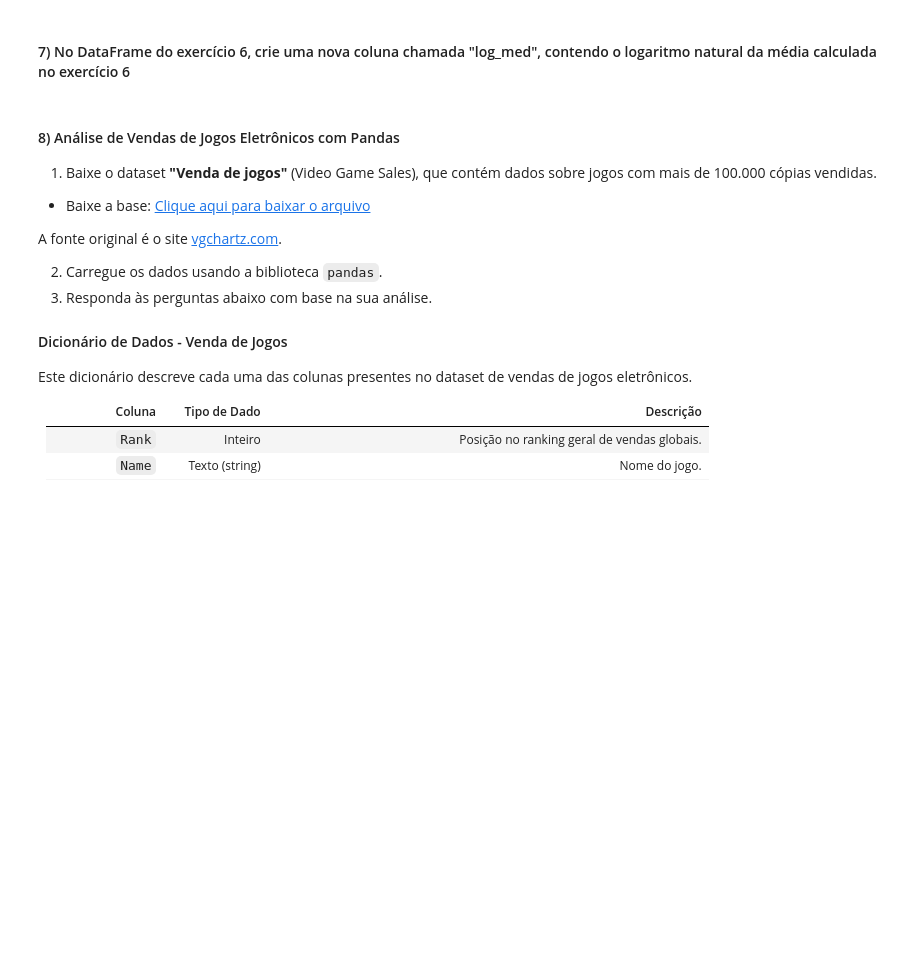
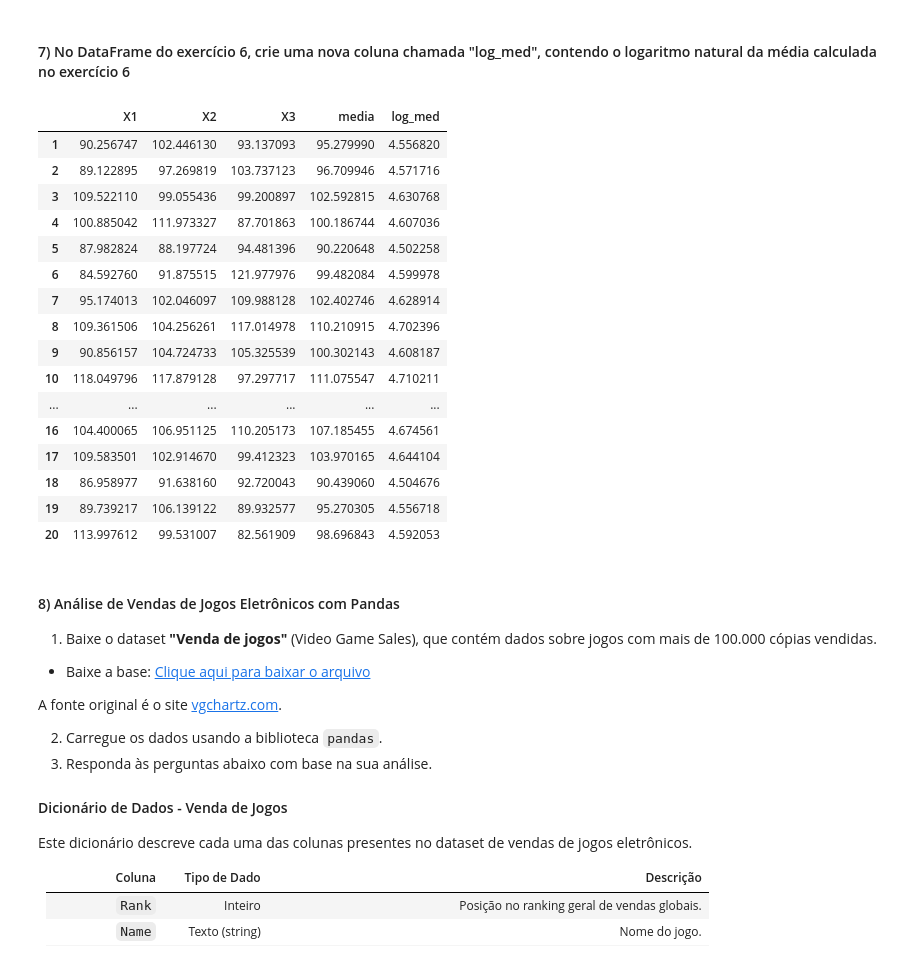
Before and after one commit to MariPinas/data_science_2025, a Jupyter notebook: notebooks/Lab03_Essential_Libs_PartII/Exercicio_pandas.ipynb, the cells around one changed output. Cells and saved outputs as stored; diff of their text form; code cells hidden in the pictures; blank space fills up the shorter version.

```diff
--- a/notebooks/Lab03_Essential_Libs_PartII/Exercicio_pandas.ipynb
+++ b/notebooks/Lab03_Essential_Libs_PartII/Exercicio_pandas.ipynb
@@ -58,5 +71,7 @@ series3 =
 O numpy é capaz de gerar arrays n-dimensionais com números pseudo-aleatórios de acordo com uma variedade de distribuições, como no exemplo abaixo. Transforme esse nd-array em um DataFrame.
 # %%
 arr = np.random.normal(100, 10, (20,3))
+arr
 
-# seu código aqui
+df = pd.DataFrame(arr)
+df
@@ -66,0 +98,4 @@ arr = np.random.normal(100, 10, (20,3))
+# %%
+df.columns = ['X1', 'X2', 'X3']
+df.index = range(1, 21)
+df
@@ -70,0 +122,3 @@ arr = np.random.normal(100, 10, (20,3))
+# %%
+df['media'] = df.mean(axis=1)
+df
@@ -75,3 +145,24 @@ arr = np.random.normal(100, 10, (20,3))
+# %%
+df['log_med'] = np.log(df['media'])
+df
+# %% [output]
+|  | X1 | X2 | X3 | media | log_med |
+| 1 | 90.256747 | 102.446130 | 93.137093 | 95.279990 | 4.556820 |
+| 2 | 89.122895 | 97.269819 | 103.737123 | 96.709946 | 4.571716 |
+| 3 | 109.522110 | 99.055436 | 99.200897 | 102.592815 | 4.630768 |
+| 4 | 100.885042 | 111.973327 | 87.701863 | 100.186744 | 4.607036 |
+| 5 | 87.982824 | 88.197724 | 94.481396 | 90.220648 | 4.502258 |
+| 6 | 84.592760 | 91.875515 | 121.977976 | 99.482084 | 4.599978 |
+| 7 | 95.174013 | 102.046097 | 109.988128 | 102.402746 | 4.628914 |
+| 8 | 109.361506 | 104.256261 | 117.014978 | 110.210915 | 4.702396 |
+| 9 | 90.856157 | 104.724733 | 105.325539 | 100.302143 | 4.608187 |
+| 10 | 118.049796 | 117.879128 | 97.297717 | 111.075547 | 4.710211 |
+| ... | ... | ... | ... | ... | ... |
+| 16 | 104.400065 | 106.951125 | 110.205173 | 107.185455 | 4.674561 |
+| 17 | 109.583501 | 102.914670 | 99.412323 | 103.970165 | 4.644104 |
+| 18 | 86.958977 | 91.638160 | 92.720043 | 90.439060 | 4.504676 |
+| 19 | 89.739217 | 106.139122 | 89.932577 | 95.270305 | 4.556718 |
+| 20 | 113.997612 | 99.531007 | 82.561909 | 98.696843 | 4.592053 |
 # %% [markdown]
 #### 8) Análise de Vendas de Jogos Eletrônicos com Pandas
 
```
Also changed, not shown: parts of 8 cells of this notebook.
